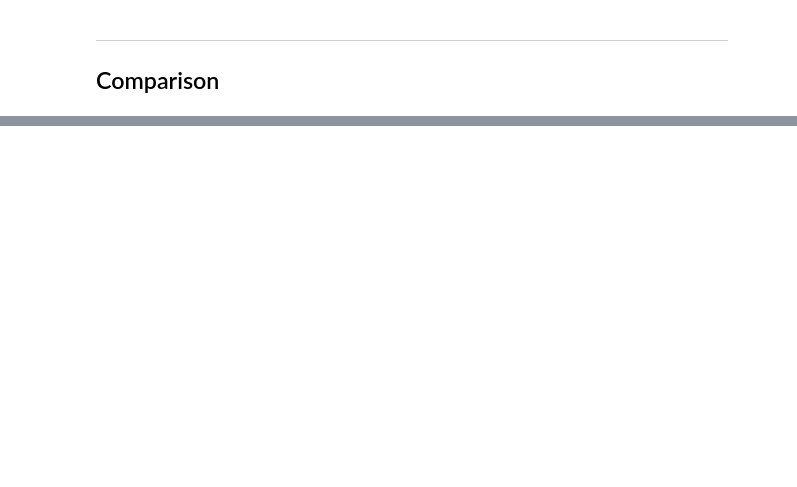
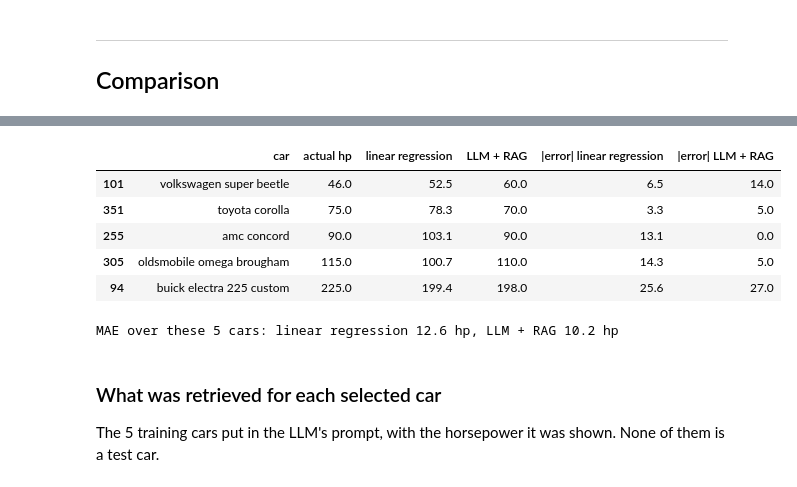
Before and after one commit to chye0001/LLM-Exam-Project, a Jupyter notebook: comparison/src/comparison/regression.ipynb, the cells around one changed output, grey strips where cells are left out. Cells and saved outputs as stored; diff of their text form; code cells hidden in the pictures; blank space fills up the shorter version.

```diff
--- a/comparison/src/comparison/regression.ipynb
+++ b/comparison/src/comparison/regression.ipynb
@@ -153,7 +148,7 @@ import urllib.request
 from pathlib import Path
 
 OLLAMA_URL = "http://localhost:11434/api/chat"
-MODEL = "qwen3.5:2b"
+MODEL = "qwen3:1.7b"
 CACHE_PATH = Path("llm_predictions.json")
 
 cache = json.loads(CACHE_PATH.read_text()) if CACHE_PATH.exists() else {}
@@ -310,0 +317,29 @@ Correlation LLM+RAG vs kNN:  0.985
+# %%
+order = y_test.sort_values().index
+selected = [order[round(q * (len(order) - 1))] for q in (0, 0.25, 0.5, 0.75, 1)]
+positions = [X_test.index.get_loc(i) for i in selected]
+
+cases = pd.DataFrame({
+    "car": df.loc[selected, "name"],
+    "actual hp": y_test.loc[selected],
+    "linear regression": y_pred_lr[positions],
+    "LLM + RAG": y_pred_rag[positions],
+})
+cases["|error| linear regression"] = (cases["actual hp"] - cases["linear regression"]).abs()
+cases["|error| LLM + RAG"] = (cases["actual hp"] - cases["LLM + RAG"]).abs()
+display(cases.round(1))
+
+print(f"MAE over these 5 cars: linear regression {cases['|error| linear regression'].mean():.1f} hp, "
+      f"LLM + RAG {cases['|error| LLM + RAG'].mean():.1f} hp")
+# %% [output]
+|  | car | actual hp | linear regression | LLM + RAG | |error| linear regression | |error| LLM + RAG |
+| 101 | volkswagen super beetle | 46.0 | 52.5 | 60.0 | 6.5 | 14.0 |
+| 351 | toyota corolla | 75.0 | 78.3 | 70.0 | 3.3 | 5.0 |
+| 255 | amc concord | 90.0 | 103.1 | 90.0 | 13.1 | 0.0 |
+| 305 | oldsmobile omega brougham | 115.0 | 100.7 | 110.0 | 14.3 | 5.0 |
+| 94 | buick electra 225 custom | 225.0 | 199.4 | 198.0 | 25.6 | 27.0 |
+MAE over these 5 cars: linear regression 12.6 hp, LLM + RAG 10.2 hp
+# %% [markdown]
+### What was retrieved for each selected car
+
+The 5 training cars put in the LLM's prompt, with the horsepower it was shown. None of them is a test car.
```
Also changed, not shown: parts of 13 cells of this notebook, 2 other files.
